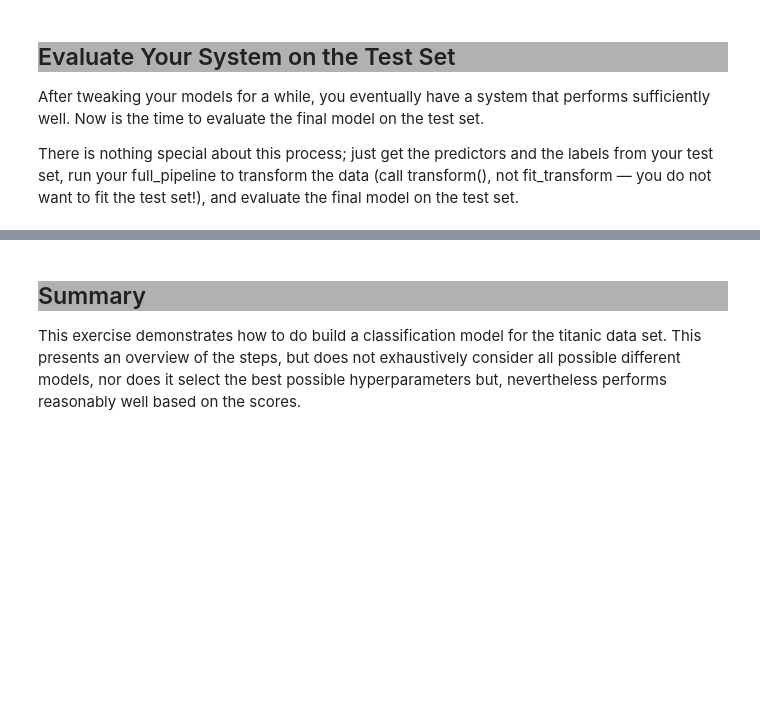
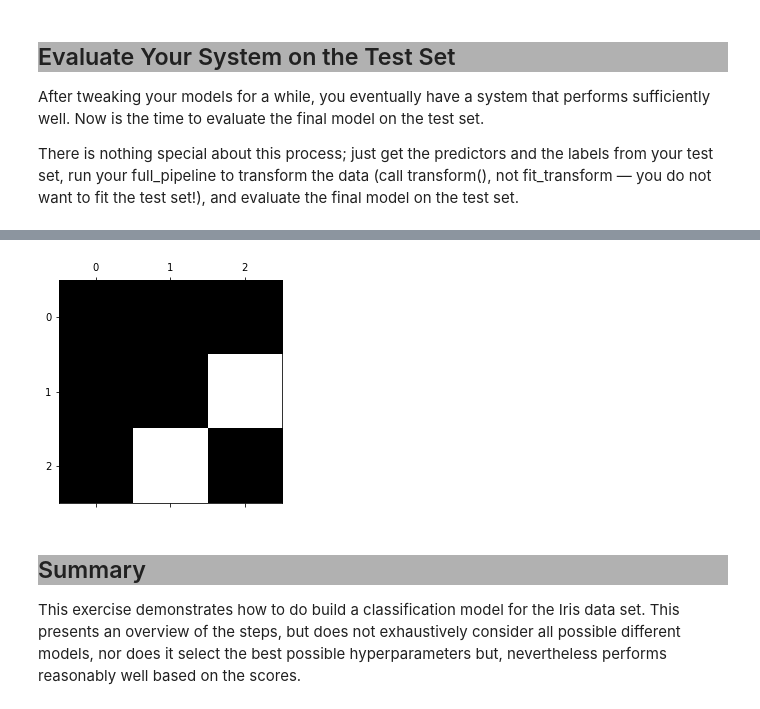
Before and after one commit to venkattplethora/MachineLearning, a Jupyter notebook: Iris.ipynb, the cells around one changed output, grey strips where cells are left out. Cells and saved outputs as stored; diff of their text form; code cells hidden in the pictures; blank space fills up the shorter version.

```diff
--- a/Iris.ipynb
+++ b/Iris.ipynb
@@ -573,4 +725,14 @@ weighted avg       0.88      0.87      0.87       262
+# %%
+row_sums = conf_mx.sum(axis=1, keepdims=True)
+norm_conf_mx = conf_mx / row_sums
+
+np.fill_diagonal(norm_conf_mx, 0)
+plt.matshow(norm_conf_mx, cmap=plt.cm.gray)
+
+plt.show()
+# %% [output]
+[figure, added]
 # %% [markdown]
 <h2 style="background-color:rgba(100,100,100,0.5);"> Summary </h2>
 
-This exercise demonstrates how to do build a classification model for the titanic data set. This presents an overview of the steps, but does not exhaustively consider all possible different models, nor does it select the best possible hyperparameters but, nevertheless performs reasonably well based on the scores.
+This exercise demonstrates how to do build a classification model for the Iris data set. This presents an overview of the steps, but does not exhaustively consider all possible different models, nor does it select the best possible hyperparameters but, nevertheless performs reasonably well based on the scores.
```
Also changed, not shown: parts of 37 cells of this notebook, 2 other files.
